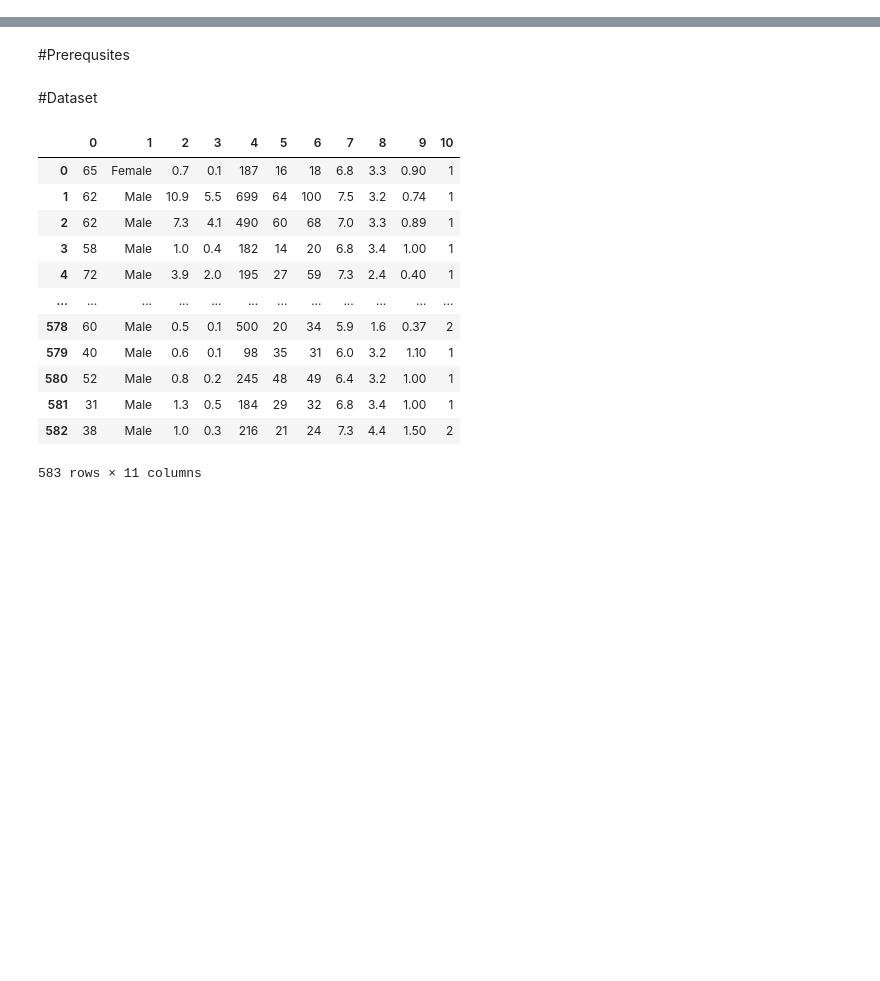
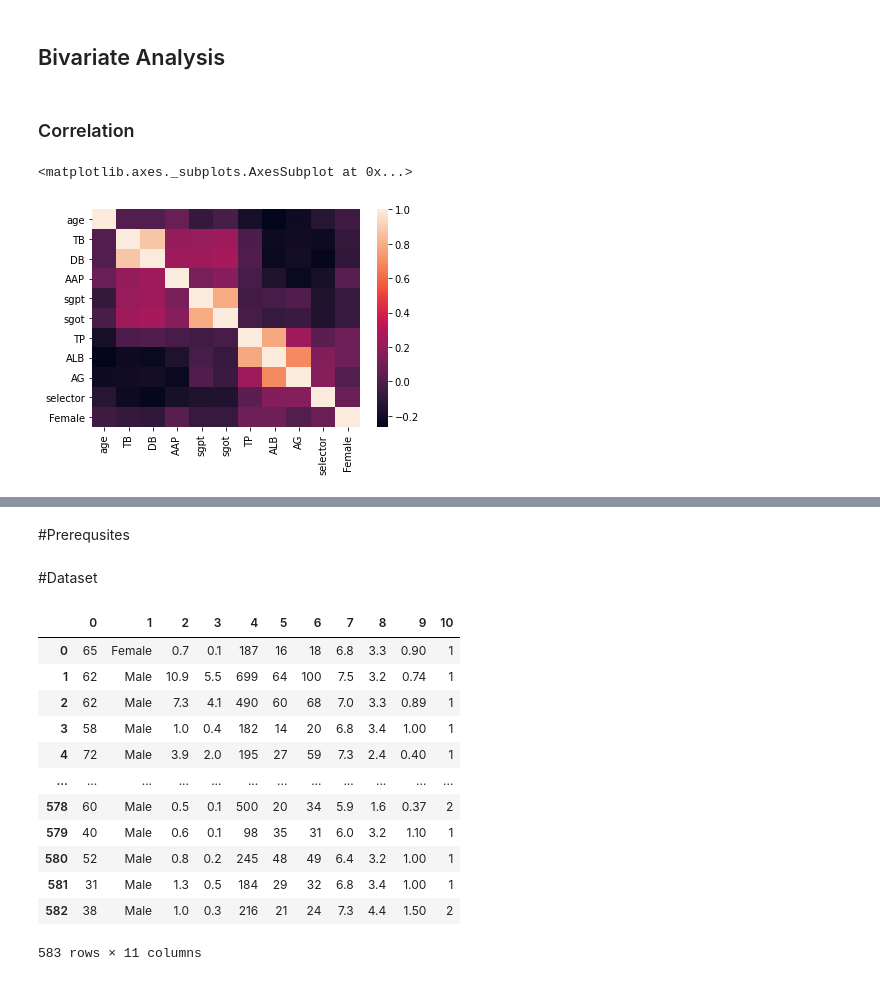
Before and after one commit to MugoChege/Liver-and-Tweets, a Jupyter notebook: Liver.ipynb, the cells around one changed output, grey strips where cells are left out. Drawn from its saved outputs; the diff is of its cells as text; code cells hidden in the pictures; blank space fills up the shorter version.

```diff
--- a/Liver.ipynb
+++ b/Liver.ipynb
@@ -0,0 +233,9 @@
+# %% [markdown]
+## Bivariate Analysis
+# %% [markdown]
+### Correlation
+# %%
+sns.heatmap(toeda.corr())
+# %% [output]
+<matplotlib.axes._subplots.AxesSubplot at 0x...>
+[figure, added]
```
Also changed, not shown: parts of 231 cells of this notebook.
